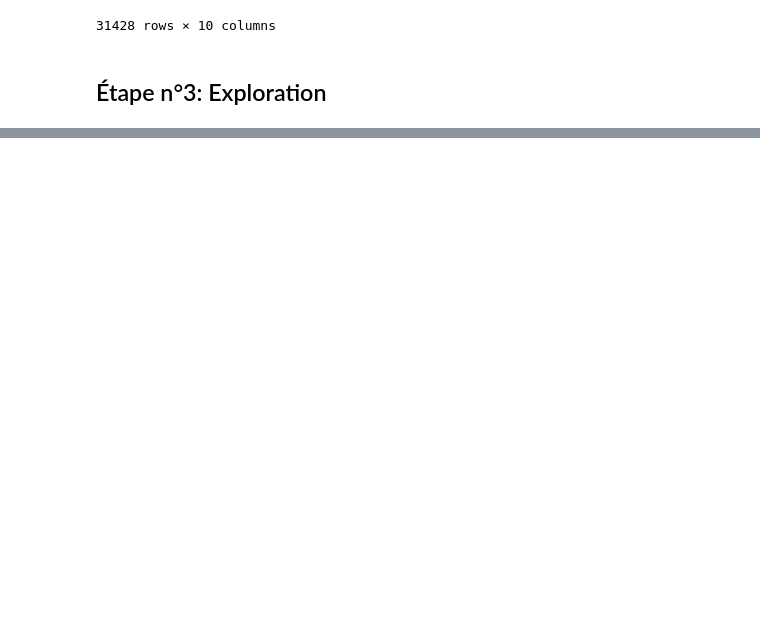
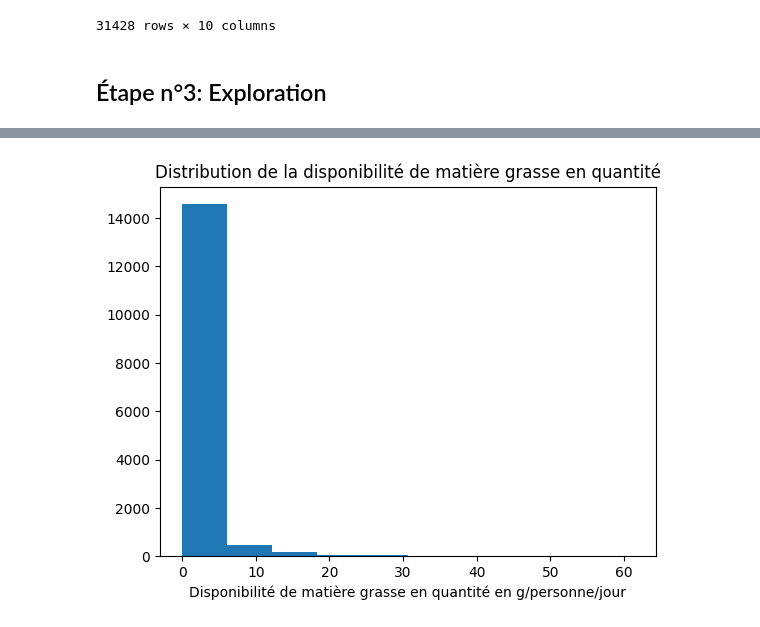
Before and after one commit to DonzerHD/Pandas_Dev_IA, a Jupyter notebook: Pandas_Activité.ipynb, the cells around one changed output, grey strips where cells are left out. Cells and saved outputs as stored; diff of their text form; code cells hidden in the pictures; blank space fills up the shorter version.

```diff
--- a/Pandas_Activité.ipynb
+++ b/Pandas_Activité.ipynb
@@ -324,0 +382,8 @@ df_pivot
+# %%
+# histogramme de la colonne disponibilité_alimentaire_(kcal)
+plt.hist(df_exploration['disponibilité_de_matière_grasse_en_quantité_(g/personne/jour)'], bins=10)
+plt.title('Distribution de la disponibilité de matière grasse en quantité')
+plt.xlabel('Disponibilité de matière grasse en quantité en g/personne/jour')
+plt.show()
+# %% [output]
+[figure, added]
```
Also changed, not shown: parts of 22 cells of this notebook, 2 other files.
